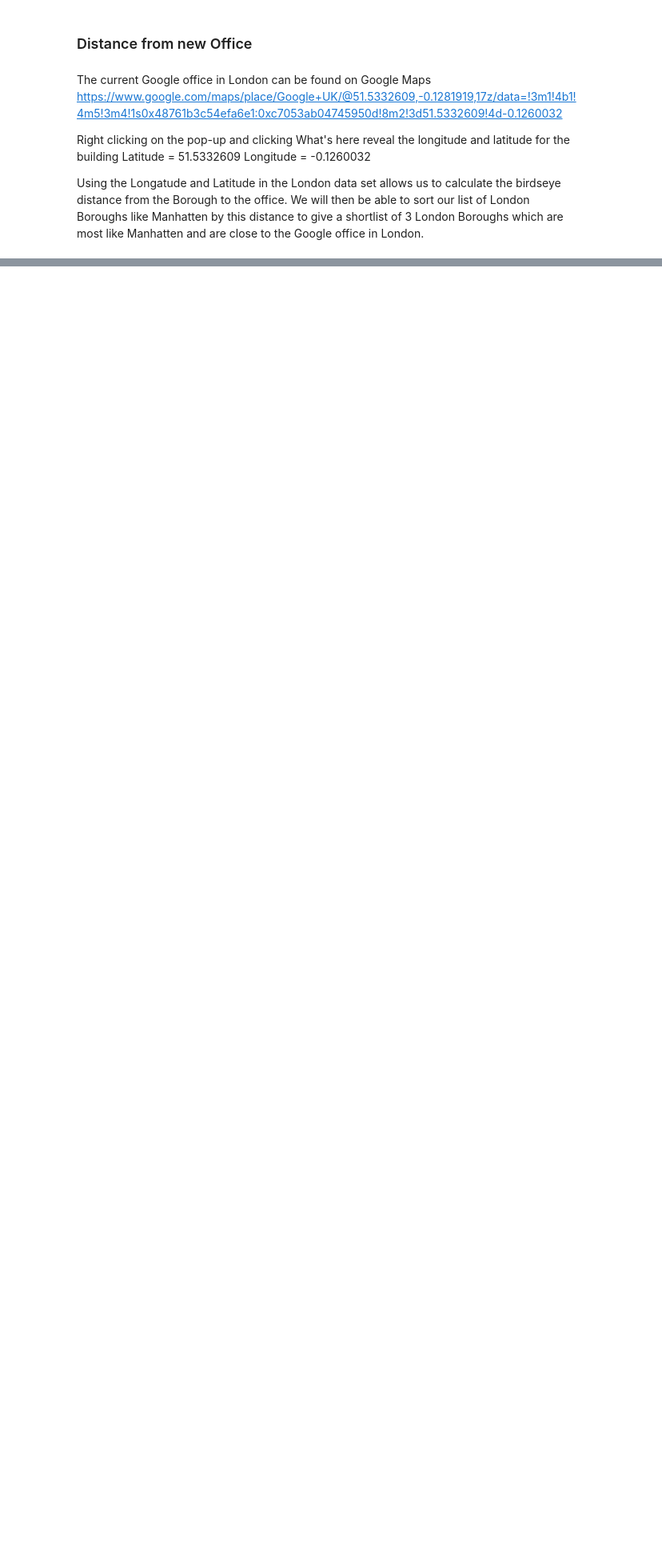
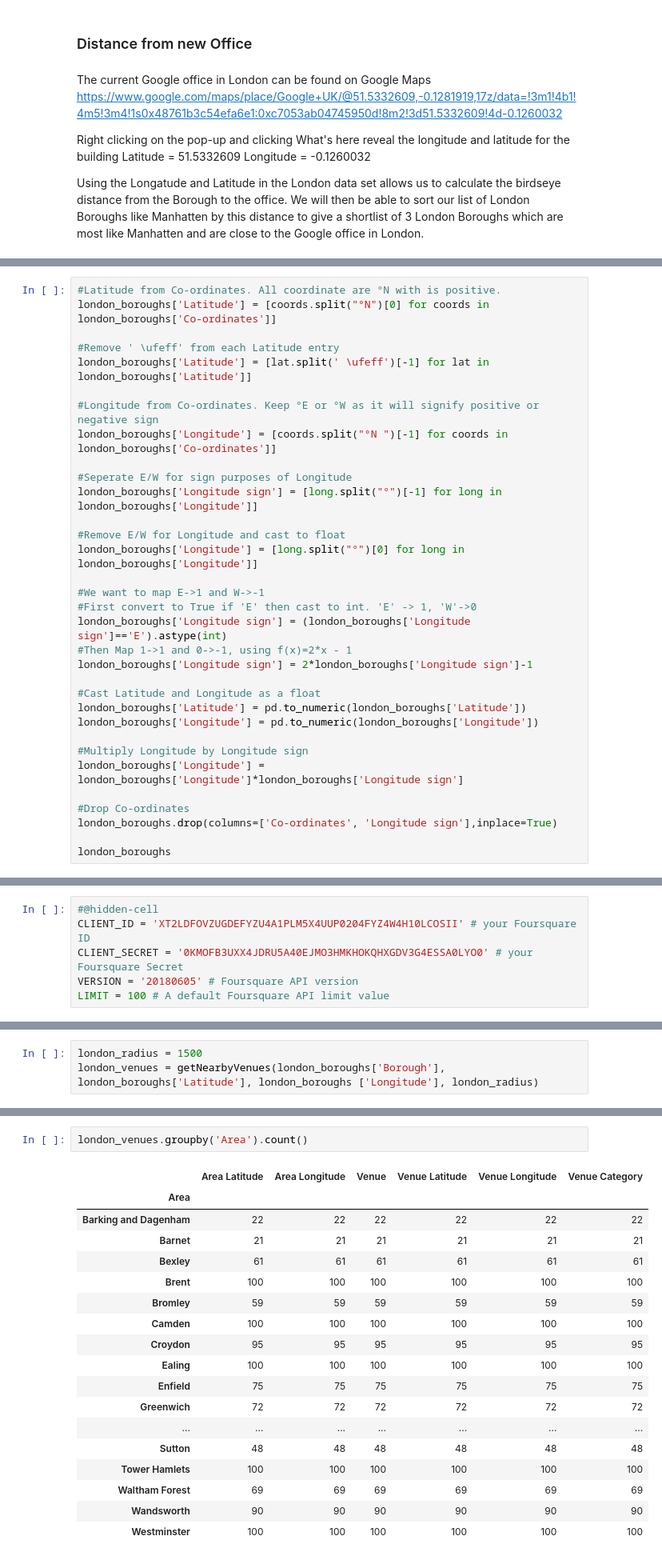
Before and after one commit to maxgoulding/ibm_data_science, a Jupyter notebook: Applied Data Science Capstone.ipynb, the cells around one changed output, grey strips where cells are left out. Shown at 80% size. Saved outputs shown, nothing was run; the diff lists cells and outputs as text; blank space fills up the shorter version.

```diff
--- a/Applied Data Science Capstone.ipynb
+++ b/Applied Data Science Capstone.ipynb
@@ -168,0 +317,33 @@ Using the Longatude and Latitude in the London data set allows us to calculate t
+# %%
+#Latitude from Co-ordinates. All coordinate are °N with is positive.
+london_boroughs['Latitude'] = [coords.split("°N")[0] for coords in london_boroughs['Co-ordinates']]
+
+#Remove ' \ufeff' from each Latitude entry
+london_boroughs['Latitude'] = [lat.split(' \ufeff')[-1] for lat in london_boroughs['Latitude']]
+
+#Longitude from Co-ordinates. Keep °E or °W as it will signify positive or negative sign
+london_boroughs['Longitude'] = [coords.split("°N ")[-1] for coords in london_boroughs['Co-ordinates']]
+
+#Seperate E/W for sign purposes of Longitude
+london_boroughs['Longitude sign'] = [long.split("°")[-1] for long in london_boroughs['Longitude']]
+
+#Remove E/W for Longitude and cast to float
+london_boroughs['Longitude'] = [long.split("°")[0] for long in london_boroughs['Longitude']]
+
+#We want to map E->1 and W->-1
+#First convert to True if 'E' then cast to int. 'E' -> 1, 'W'->0
+london_boroughs['Longitude sign'] = (london_boroughs['Longitude sign']=='E').astype(int)
+#Then Map 1->1 and 0->-1, using f(x)=2*x - 1
+london_boroughs['Longitude sign'] = 2*london_boroughs['Longitude sign']-1
+
+#Cast Latitude and Longitude as a float
+london_boroughs['Latitude'] = pd.to_numeric(london_boroughs['Latitude'])
+london_boroughs['Longitude'] = pd.to_numeric(london_boroughs['Longitude'])
+
+#Multiply Longitude by Longitude sign
+london_boroughs['Longitude'] = london_boroughs['Longitude']*london_boroughs['Longitude sign']
+
+#Drop Co-ordinates
+london_boroughs.drop(columns=['Co-ordinates', 'Longitude sign'],inplace=True)
+
+london_boroughs
@@ -168,0 +370,6 @@ Using the Longatude and Latitude in the London data set allows us to calculate t
+# %%
+#@hidden-cell
+CLIENT_ID = 'XT2LDFOVZUGDEFYZU4A1PLM5X4UUP0204FYZ4W4H10LCOSII' # your Foursquare ID
+CLIENT_SECRET = '0KMOFB3UXX4JDRU5A40EJMO3HMKHOKQHXGDV3G4ESSA0LYO0' # your Foursquare Secret
+VERSION = '20180605' # Foursquare API version
+LIMIT = 100 # A default Foursquare API limit value
@@ -168,0 +503,3 @@ Using the Longatude and Latitude in the London data set allows us to calculate t
+# %%
+london_radius = 1500
+london_venues = getNearbyVenues(london_boroughs['Borough'], london_boroughs['Latitude'], london_boroughs ['Longitude'], london_radius)
@@ -168,0 +543,21 @@ Using the Longatude and Latitude in the London data set allows us to calculate t
+# %%
+london_venues.groupby('Area').count()
+# %% [output]
+|  | Area Latitude | Area Longitude | Venue | Venue Latitude | Venue Longitude | Venue Category |
+| Area |  |  |  |  |  |  |
+| Barking and Dagenham | 22 | 22 | 22 | 22 | 22 | 22 |
+| Barnet | 21 | 21 | 21 | 21 | 21 | 21 |
+| Bexley | 61 | 61 | 61 | 61 | 61 | 61 |
+| Brent | 100 | 100 | 100 | 100 | 100 | 100 |
+| Bromley | 59 | 59 | 59 | 59 | 59 | 59 |
+| Camden | 100 | 100 | 100 | 100 | 100 | 100 |
+| Croydon | 95 | 95 | 95 | 95 | 95 | 95 |
+| Ealing | 100 | 100 | 100 | 100 | 100 | 100 |
+| Enfield | 75 | 75 | 75 | 75 | 75 | 75 |
+| Greenwich | 72 | 72 | 72 | 72 | 72 | 72 |
+| ... | ... | ... | ... | ... | ... | ... |
+| Sutton | 48 | 48 | 48 | 48 | 48 | 48 |
+| Tower Hamlets | 100 | 100 | 100 | 100 | 100 | 100 |
+| Waltham Forest | 69 | 69 | 69 | 69 | 69 | 69 |
+| Wandsworth | 90 | 90 | 90 | 90 | 90 | 90 |
+| Westminster | 100 | 100 | 100 | 100 | 100 | 100 |
```
Also changed, not shown: parts of 129 cells of this notebook.
